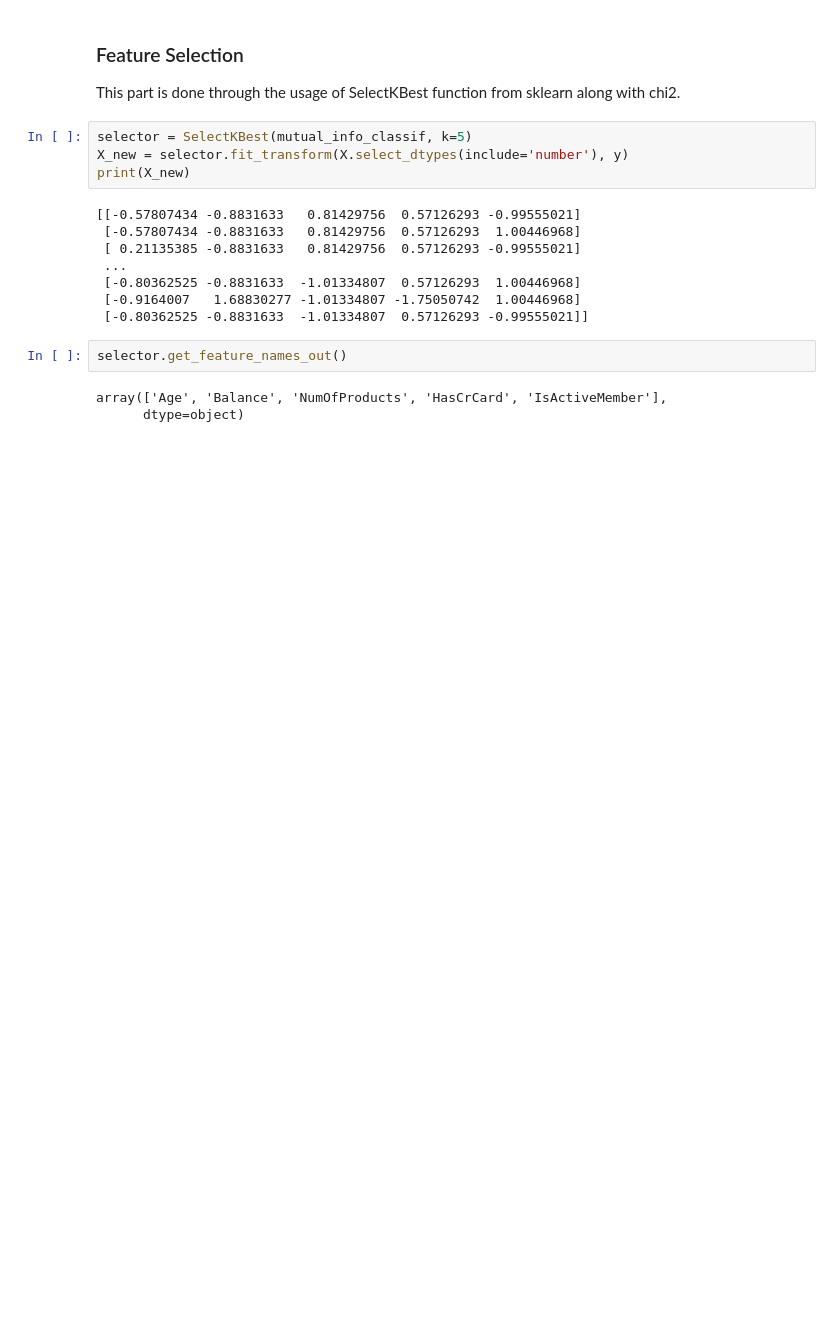
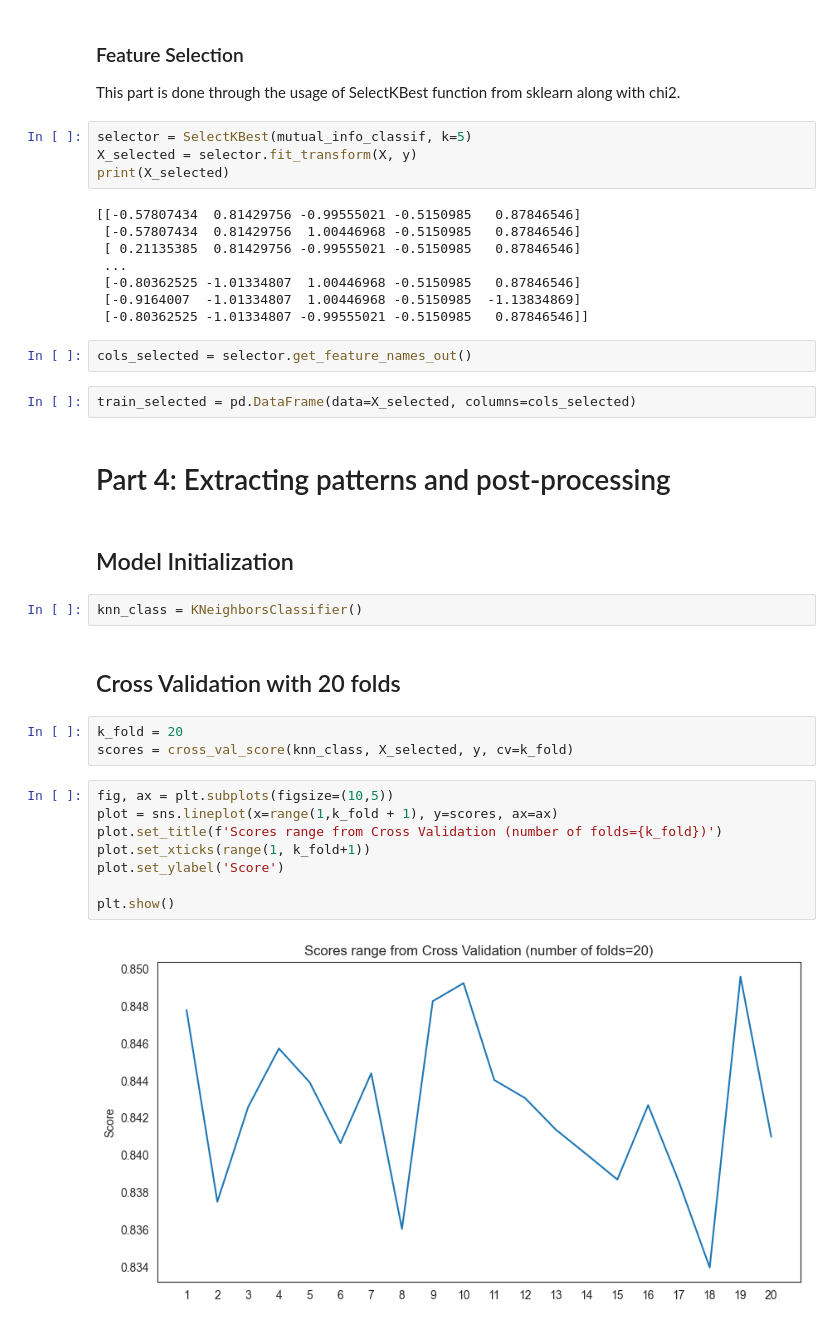
Before and after one commit to fernandohitmas/unstructured_data_mining, a Jupyter notebook: scripts/activity1.ipynb, the cells around one changed output. Saved outputs shown, nothing was run; the diff lists cells and outputs as text; blank space fills up the shorter version.

```diff
--- a/scripts/activity1.ipynb
+++ b/scripts/activity1.ipynb
@@ -274,18 +299,38 @@ This part is done through the usage of SelectKBest function from sklearn along
 with chi2.
 # %%
 selector = SelectKBest(mutual_info_classif, k=5)
-X_new = selector.fit_transform(X.select_dtypes(include='number'), y)
-print(X_new)
+X_selected = selector.fit_transform(X, y)
+print(X_selected)
 # %% [output]
-[[-0.57807434 -0.8831633   0.81429756  0.57126293 -0.99555021]
- [-0.57807434 -0.8831633   0.81429756  0.57126293  1.00446968]
- [ 0.21135385 -0.8831633   0.81429756  0.57126293 -0.99555021]
+[[-0.57807434  0.81429756 -0.99555021 -0.5150985   0.87846546]
+ [-0.57807434  0.81429756  1.00446968 -0.5150985   0.87846546]
+ [ 0.21135385  0.81429756 -0.99555021 -0.5150985   0.87846546]
  ...
- [-0.80362525 -0.8831633  -1.01334807  0.57126293  1.00446968]
- [-0.9164007   1.68830277 -1.01334807 -1.75050742  1.00446968]
- [-0.80362525 -0.8831633  -1.01334807  0.57126293 -0.99555021]]
+ [-0.80362525 -1.01334807  1.00446968 -0.5150985   0.87846546]
+ [-0.9164007  -1.01334807  1.00446968 -0.5150985  -1.13834869]
+ [-0.80362525 -1.01334807 -0.99555021 -0.5150985   0.87846546]]
-# %%
-selector.get_feature_names_out()
-# %% [output]
-array(['Age', 'Balance', 'NumOfProducts', 'HasCrCard', 'IsActiveMember'],
-      dtype=object)
+# %%
+cols_selected = selector.get_feature_names_out()
+# %%
+train_selected = pd.DataFrame(data=X_selected, columns=cols_selected)
+# %% [markdown]
+# Part 4: Extracting patterns and post-processing
+# %% [markdown]
+## Model Initialization
+# %%
+knn_class = KNeighborsClassifier()
+# %% [markdown]
+## Cross Validation with 20 folds
+# %%
+k_fold = 20
+scores = cross_val_score(knn_class, X_selected, y, cv=k_fold)
+# %%
+fig, ax = plt.subplots(figsize=(10,5))
+plot = sns.lineplot(x=range(1,k_fold + 1), y=scores, ax=ax)
+plot.set_title(f'Scores range from Cross Validation (number of folds={k_fold})')
+plot.set_xticks(range(1, k_fold+1))
+plot.set_ylabel('Score')
+
+plt.show()
+# %% [output]
+[figure, added]
```
Also changed, not shown: parts of 21 cells of this notebook.
